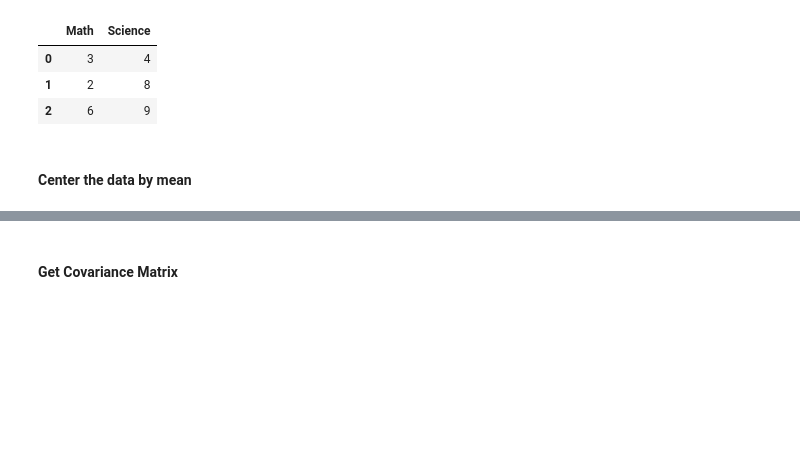
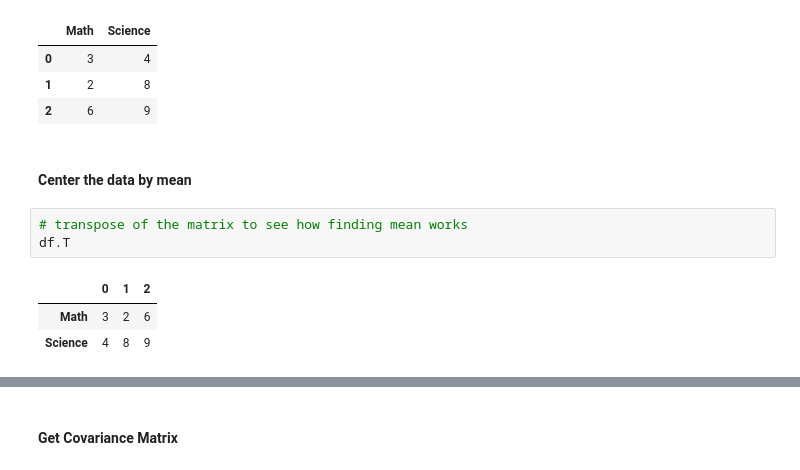
Before and after one commit to ryslipe/Principal-Component-Analysis, a Jupyter notebook: pca.ipynb, the cells around one changed output, grey strips where cells are left out. Drawn from its saved outputs; the diff is of its cells as text; blank space fills up the shorter version.

```diff
--- a/pca.ipynb
+++ b/pca.ipynb
@@ -26,3 +26,10 @@ df
 | 2 | 6 | 9 |
 # %% [markdown]
 #### Center the data by mean
+# %%
+# transpose of the matrix to see how finding mean works
+df.T
+# %% [output]
+|  | 0 | 1 | 2 |
+| Math | 3 | 2 | 6 |
+| Science | 4 | 8 | 9 |
```
Also changed, not shown: parts of 9 cells of this notebook.
